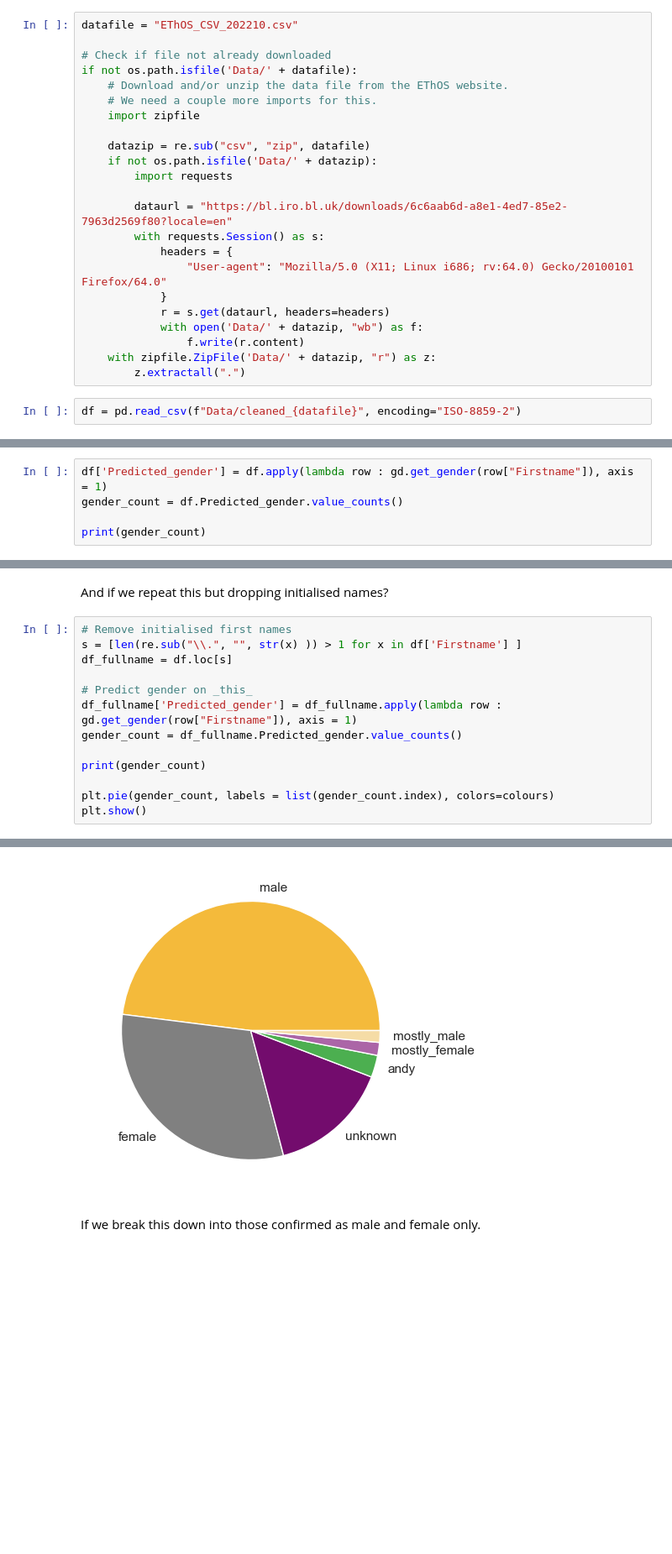
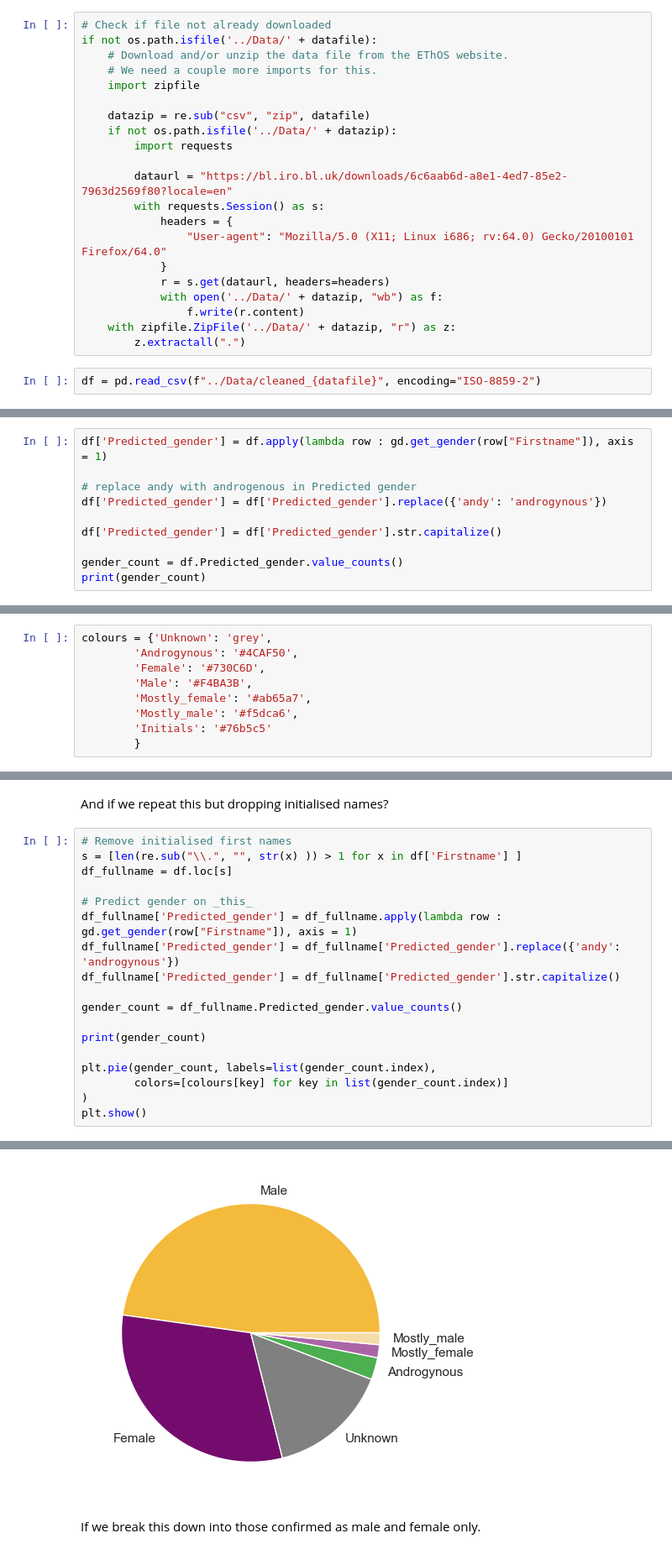
Before and after one commit to KatrionaGoldmann/TuringDataStories, a Jupyter notebook: stories/2023-09-29-EThOS/notebooks/data_exploration_kg.ipynb, the cells around one changed output, grey strips where cells are left out. Shown at 84% size. Saved outputs shown, nothing was run; the diff lists cells and outputs as text; blank space fills up the shorter version.

Commit message:
Updated analysis for latest data release 04/2023

```diff
--- a/stories/2023-09-29-EThOS/notebooks/data_exploration_kg.ipynb
+++ b/stories/2023-09-29-EThOS/notebooks/data_exploration_kg.ipynb
@@ -99,14 +103,12 @@ Data/EThOS_CSV_202210.csv
 # %%
-datafile = "EThOS_CSV_202210.csv"
-
 # Check if file not already downloaded
-if not os.path.isfile('Data/' + datafile):
+if not os.path.isfile('../Data/' + datafile):
     # Download and/or unzip the data file from the EThOS website.
     # We need a couple more imports for this.
     import zipfile
 
     datazip = re.sub("csv", "zip", datafile)
-    if not os.path.isfile('Data/' + datazip):
+    if not os.path.isfile('../Data/' + datazip):
         import requests
 
         dataurl = "https://bl.iro.bl.uk/downloads/6c6aab6d-a8e1-4ed7-85e2-7963d2569f80?locale=en"
@@ -115,12 +117,12 @@ if not os.path.isfile('Data/' + datafile):
                 "User-agent": "Mozilla/5.0 (X11; Linux i686; rv:64.0) Gecko/20100101 Firefox/64.0"
             }
             r = s.get(dataurl, headers=headers)
-            with open('Data/' + datazip, "wb") as f:
+            with open('../Data/' + datazip, "wb") as f:
                 f.write(r.content)
-    with zipfile.ZipFile('Data/' + datazip, "r") as z:
+    with zipfile.ZipFile('../Data/' + datazip, "r") as z:
         z.extractall(".")
 # %%
-df = pd.read_csv(f"Data/cleaned_{datafile}", encoding="ISO-8859-2")
+df = pd.read_csv(f"../Data/cleaned_{datafile}", encoding="ISO-8859-2")
 # %% [markdown]
 ## 0.2 Inspect the data
 # %% [markdown]
@@ -246,7 +231,12 @@ Alasdair is classed male
 In this case it works pretty well - just issues with unusual spellings.
 # %%
 df['Predicted_gender'] = df.apply(lambda row : gd.get_gender(row["Firstname"]), axis = 1)
+
+# replace andy with androgenous in Predicted gender
+df['Predicted_gender'] = df['Predicted_gender'].replace({'andy': 'androgynous'})
+
+df['Predicted_gender'] = df['Predicted_gender'].str.capitalize()
+
 gender_count = df.Predicted_gender.value_counts()
-
 print(gender_count)
 # %% [output]
@@ -271,0 +253,9 @@ plt.show()
+# %%
+colours = {'Unknown': 'grey',
+        'Androgynous': '#4CAF50',
+        'Female': '#730C6D',
+        'Male': '#F4BA3B',
+        'Mostly_female': '#ab65a7',
+        'Mostly_male': '#f5dca6',
+        'Initials': '#76b5c5'
+        }
@@ -278,10 +277,15 @@ df_fullname = df.loc[s]
 
 # Predict gender on _this_
 df_fullname['Predicted_gender'] = df_fullname.apply(lambda row : gd.get_gender(row["Firstname"]), axis = 1)
+df_fullname['Predicted_gender'] = df_fullname['Predicted_gender'].replace({'andy': 'androgynous'})
+df_fullname['Predicted_gender'] = df_fullname['Predicted_gender'].str.capitalize()
+
 gender_count = df_fullname.Predicted_gender.value_counts()
 
 print(gender_count)
 
-plt.pie(gender_count, labels = list(gender_count.index), colors=colours)
+plt.pie(gender_count, labels=list(gender_count.index),
+        colors=[colours[key] for key in list(gender_count.index)]
+)
 plt.show()
 # %% [output]
@@ -300,4 +315,4 @@ See the caveats in the documentation: https://pandas.pydata.org/pandas-docs/stab
-[figure, old version]
+[figure, new version]
 # %% [markdown]
 If we break this down into those confirmed as male and female only.
 # %%
```
Also changed, not shown: parts of 53 cells of this notebook.
